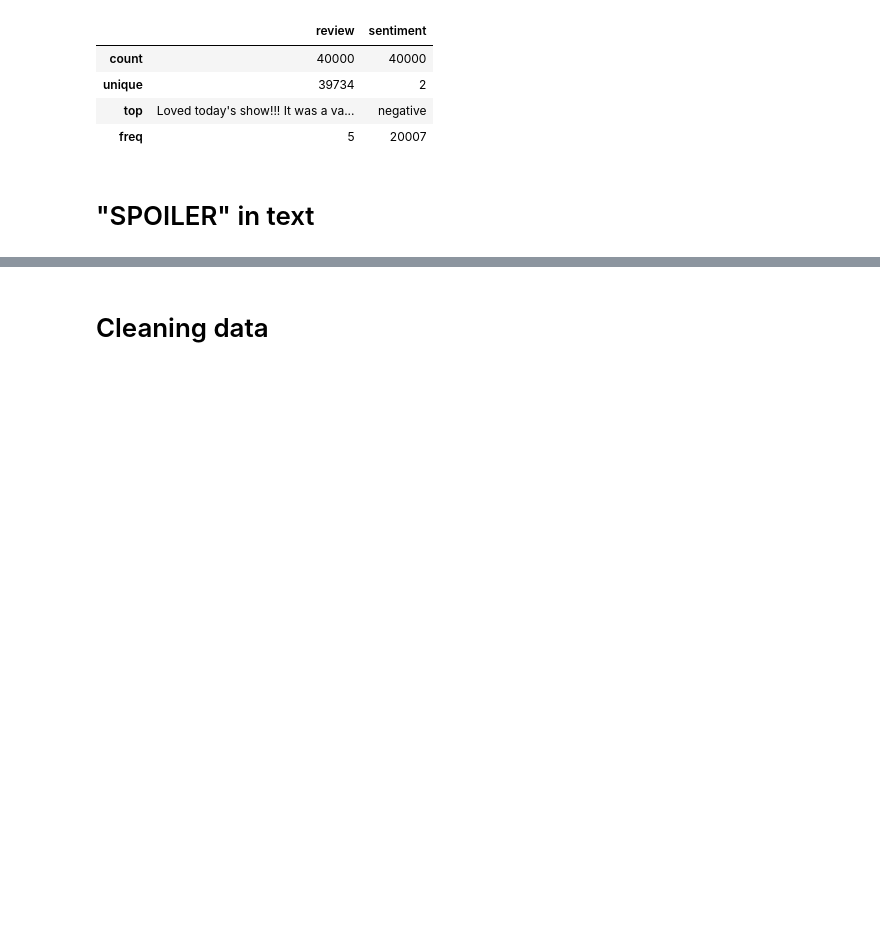
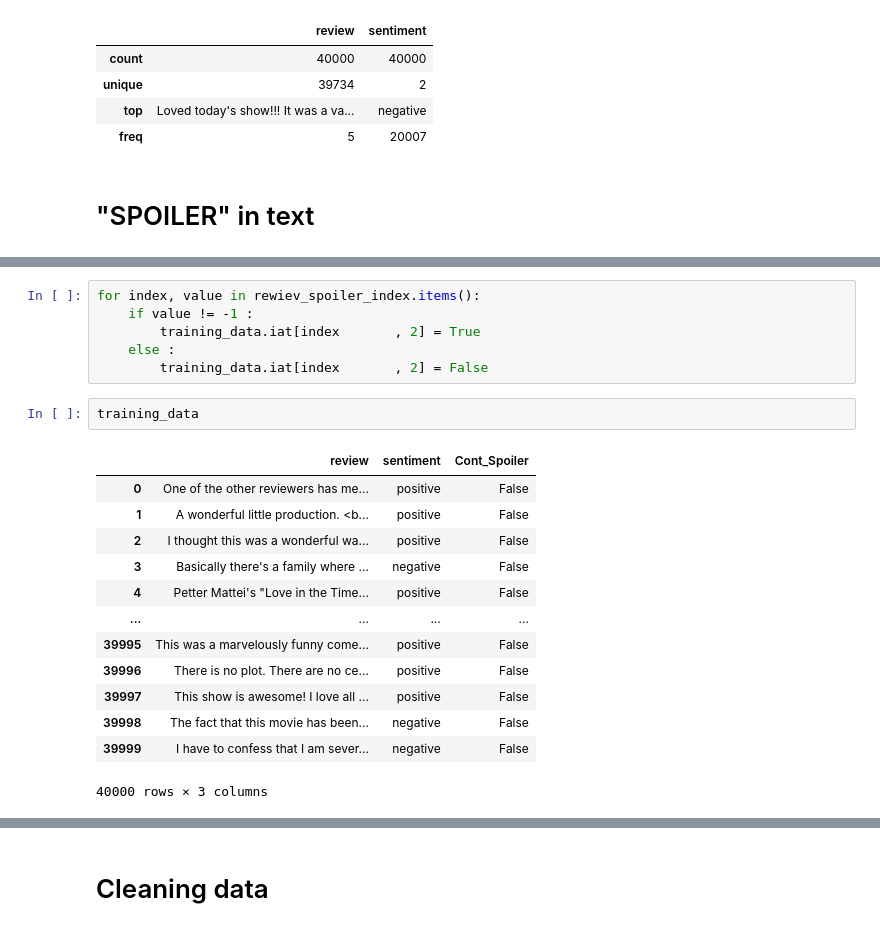
Before and after one commit to Julila/MLDA_Pr8, a Jupyter notebook: first_attempt.ipynb, the cells around one changed output, grey strips where cells are left out. Cells and saved outputs as stored; diff of their text form; blank space fills up the shorter version.

```diff
--- a/first_attempt.ipynb
+++ b/first_attempt.ipynb
@@ -52 +65,23 @@ print (rewiev_spoiler)
+# %%
+for index, value in rewiev_spoiler_index.items():
+    if value != -1 :
+        training_data.iat[index       , 2] = True
+    else :
+        training_data.iat[index       , 2] = False
+# %%
+training_data
+# %% [output]
+|  | review | sentiment | Cont_Spoiler |
+| 0 | One of the other reviewers has me... | positive | False |
+| 1 | A wonderful little production. <b... | positive | False |
+| 2 | I thought this was a wonderful wa... | positive | False |
+| 3 | Basically there's a family where ... | negative | False |
+| 4 | Petter Mattei's "Love in the Time... | positive | False |
+| ... | ... | ... | ... |
+| 39995 | This was a marvelously funny come... | positive | False |
+| 39996 | There is no plot. There are no ce... | positive | False |
+| 39997 | This show is awesome! I love all ... | positive | False |
+| 39998 | The fact that this movie has been... | negative | False |
+| 39999 | I have to confess that I am sever... | negative | False |
+40000 rows × 3 columns
 # %%
```
Also changed, not shown: parts of 19 cells of this notebook.
